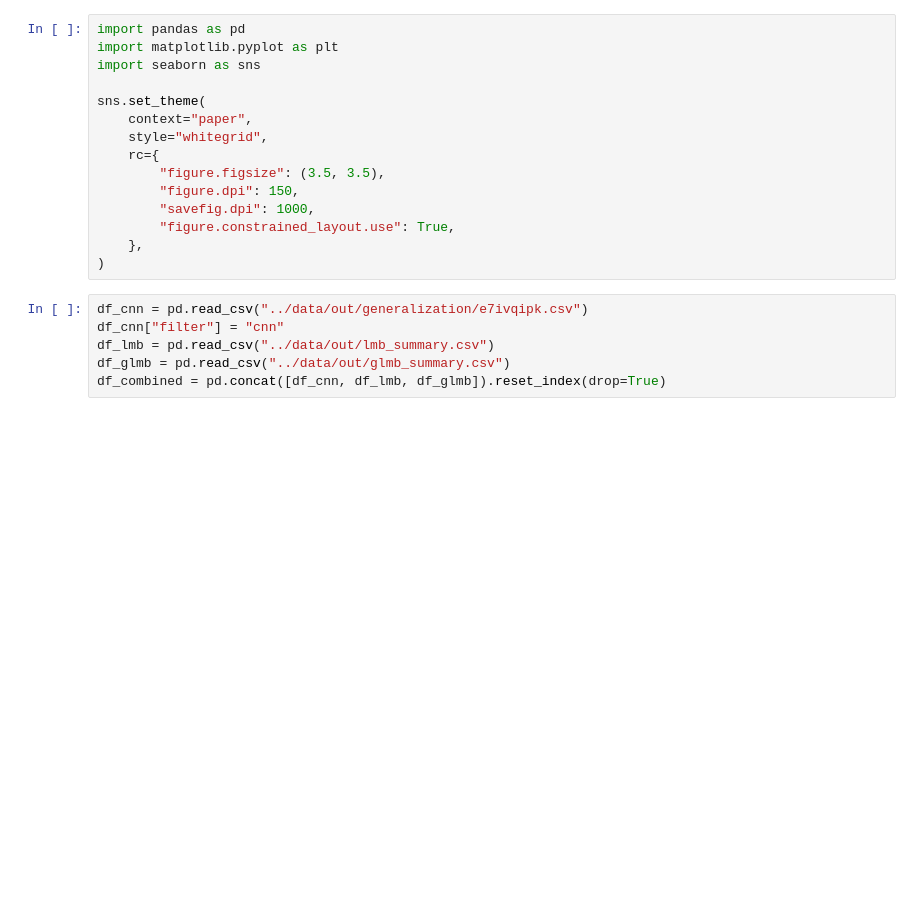
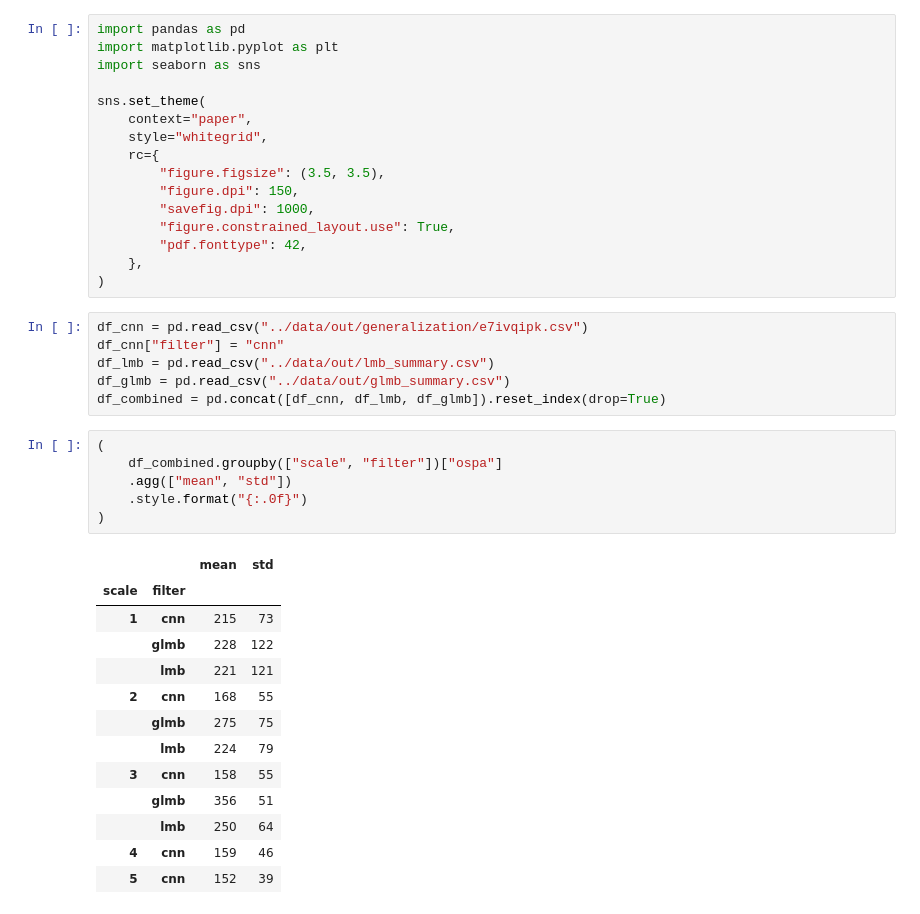
Before and after one commit to Damowerko/mtt, a Jupyter notebook: notebooks/mtt_summary.ipynb, the cells around one changed output. Saved outputs shown, nothing was run; the diff lists cells and outputs as text; blank space fills up the shorter version.

```diff
--- a/notebooks/mtt_summary.ipynb
+++ b/notebooks/mtt_summary.ipynb
@@ -11,6 +11,7 @@ sns.set_theme(
         "figure.dpi": 150,
         "savefig.dpi": 1000,
         "figure.constrained_layout.use": True,
+        "pdf.fonttype": 42,
     },
 )
 # %%
@@ -19,5 +20,25 @@ df_cnn["filter"] = "cnn"
 df_lmb = pd.read_csv("../data/out/lmb_summary.csv")
 df_glmb = pd.read_csv("../data/out/glmb_summary.csv")
 df_combined = pd.concat([df_cnn, df_lmb, df_glmb]).reset_index(drop=True)
+# %%
+(
+    df_combined.groupby(["scale", "filter"])["ospa"]
+    .agg(["mean", "std"])
+    .style.format("{:.0f}")
+)
+# %% [output]
+|  |  | mean | std |
+| scale | filter |  |  |
+| 1 | cnn | 215 | 73 |
+|  | glmb | 228 | 122 |
+|  | lmb | 221 | 121 |
+| 2 | cnn | 168 | 55 |
+|  | glmb | 275 | 75 |
+|  | lmb | 224 | 79 |
+| 3 | cnn | 158 | 55 |
+|  | glmb | 356 | 51 |
+|  | lmb | 250 | 64 |
+| 4 | cnn | 159 | 46 |
+| 5 | cnn | 152 | 39 |
 # %%
 data = (
```
Also changed, not shown: parts of 7 cells of this notebook, 1 other file.
